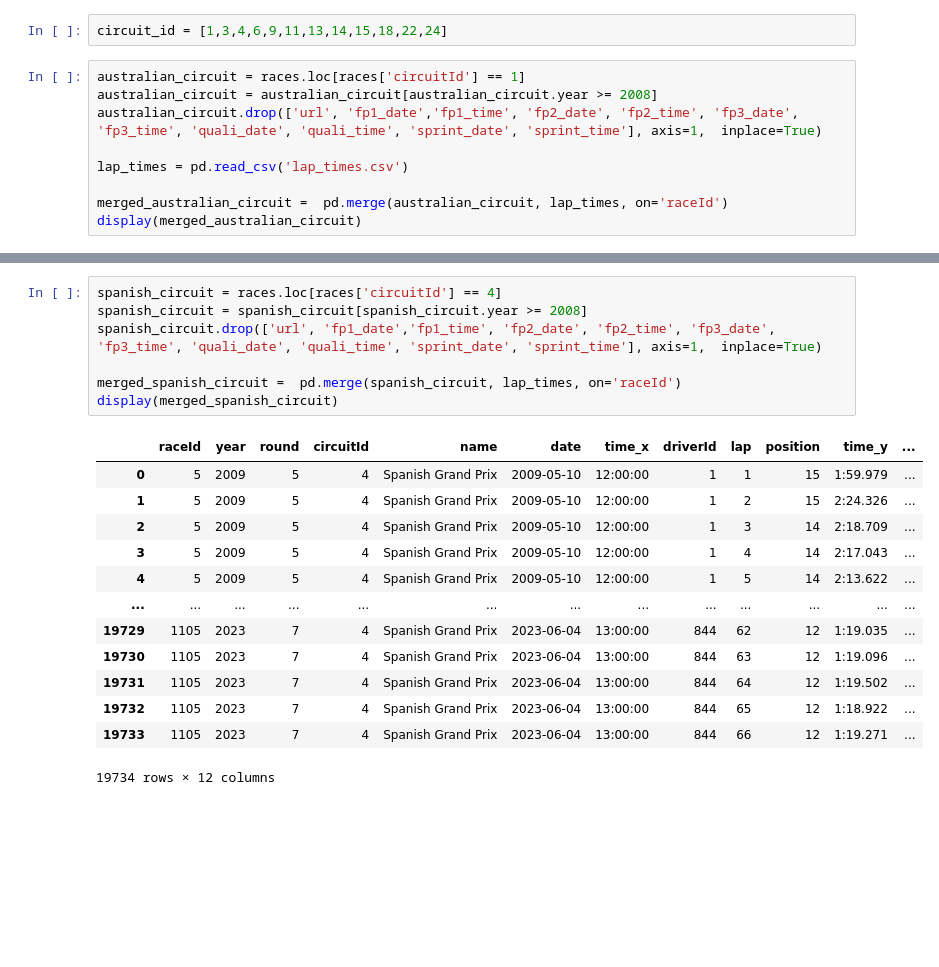
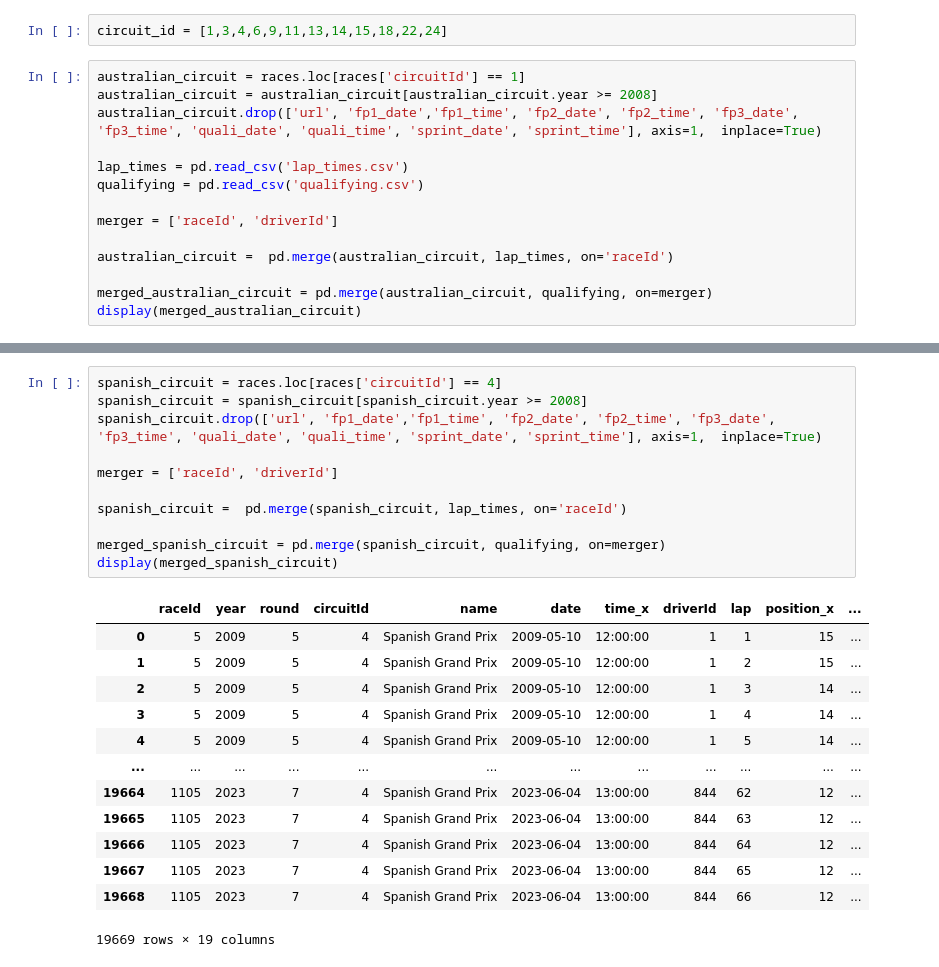
Before and after one commit to n8taylor/cs5830_final_project, a Jupyter notebook: finalProject.ipynb, the cells around one changed output, grey strips where cells are left out. Cells and saved outputs as stored; diff of their text form; blank space fills up the shorter version.

```diff
--- a/finalProject.ipynb
+++ b/finalProject.ipynb
@@ -389,7 +389,12 @@ australian_circuit = australian_circuit[australian_circuit.year >= 2008]
 australian_circuit.drop(['url', 'fp1_date','fp1_time', 'fp2_date', 'fp2_time', 'fp3_date', 'fp3_time', 'quali_date', 'quali_time', 'sprint_date', 'sprint_time'], axis=1,  inplace=True)
 
 lap_times = pd.read_csv('lap_times.csv')
+qualifying = pd.read_csv('qualifying.csv')
 
-merged_australian_circuit =  pd.merge(australian_circuit, lap_times, on='raceId')
+merger = ['raceId', 'driverId']
+
+australian_circuit =  pd.merge(australian_circuit, lap_times, on='raceId')
+
+merged_australian_circuit = pd.merge(australian_circuit, qualifying, on=merger)
 display(merged_australian_circuit)
 # %% [output]
@@ -431,24 +440,28 @@ display(merged_bahrain_circuit)
 # %%
 spanish_circuit = races.loc[races['circuitId'] == 4]
 spanish_circuit = spanish_circuit[spanish_circuit.year >= 2008]
 spanish_circuit.drop(['url', 'fp1_date','fp1_time', 'fp2_date', 'fp2_time', 'fp3_date', 'fp3_time', 'quali_date', 'quali_time', 'sprint_date', 'sprint_time'], axis=1,  inplace=True)
 
-merged_spanish_circuit =  pd.merge(spanish_circuit, lap_times, on='raceId')
+merger = ['raceId', 'driverId']
+
+spanish_circuit =  pd.merge(spanish_circuit, lap_times, on='raceId')
+
+merged_spanish_circuit = pd.merge(spanish_circuit, qualifying, on=merger)
 display(merged_spanish_circuit)
 # %% [output]
-|  | raceId | year | round | circuitId | name | date | time_x | driverId | lap | position | time_y | ... |
-| 0 | 5 | 2009 | 5 | 4 | Spanish Grand Prix | 2009-05-10 | 12:00:00 | 1 | 1 | 15 | 1:59.979 | ... |
-| 1 | 5 | 2009 | 5 | 4 | Spanish Grand Prix | 2009-05-10 | 12:00:00 | 1 | 2 | 15 | 2:24.326 | ... |
-| 2 | 5 | 2009 | 5 | 4 | Spanish Grand Prix | 2009-05-10 | 12:00:00 | 1 | 3 | 14 | 2:18.709 | ... |
-| 3 | 5 | 2009 | 5 | 4 | Spanish Grand Prix | 2009-05-10 | 12:00:00 | 1 | 4 | 14 | 2:17.043 | ... |
-| 4 | 5 | 2009 | 5 | 4 | Spanish Grand Prix | 2009-05-10 | 12:00:00 | 1 | 5 | 14 | 2:13.622 | ... |
-| ... | ... | ... | ... | ... | ... | ... | ... | ... | ... | ... | ... | ... |
-| 19729 | 1105 | 2023 | 7 | 4 | Spanish Grand Prix | 2023-06-04 | 13:00:00 | 844 | 62 | 12 | 1:19.035 | ... |
-| 19730 | 1105 | 2023 | 7 | 4 | Spanish Grand Prix | 2023-06-04 | 13:00:00 | 844 | 63 | 12 | 1:19.096 | ... |
-| 19731 | 1105 | 2023 | 7 | 4 | Spanish Grand Prix | 2023-06-04 | 13:00:00 | 844 | 64 | 12 | 1:19.502 | ... |
-| 19732 | 1105 | 2023 | 7 | 4 | Spanish Grand Prix | 2023-06-04 | 13:00:00 | 844 | 65 | 12 | 1:18.922 | ... |
-| 19733 | 1105 | 2023 | 7 | 4 | Spanish Grand Prix | 2023-06-04 | 13:00:00 | 844 | 66 | 12 | 1:19.271 | ... |
+|  | raceId | year | round | circuitId | name | date | time_x | driverId | lap | position_x | ... |
+| 0 | 5 | 2009 | 5 | 4 | Spanish Grand Prix | 2009-05-10 | 12:00:00 | 1 | 1 | 15 | ... |
+| 1 | 5 | 2009 | 5 | 4 | Spanish Grand Prix | 2009-05-10 | 12:00:00 | 1 | 2 | 15 | ... |
+| 2 | 5 | 2009 | 5 | 4 | Spanish Grand Prix | 2009-05-10 | 12:00:00 | 1 | 3 | 14 | ... |
+| 3 | 5 | 2009 | 5 | 4 | Spanish Grand Prix | 2009-05-10 | 12:00:00 | 1 | 4 | 14 | ... |
+| 4 | 5 | 2009 | 5 | 4 | Spanish Grand Prix | 2009-05-10 | 12:00:00 | 1 | 5 | 14 | ... |
+| ... | ... | ... | ... | ... | ... | ... | ... | ... | ... | ... | ... |
+| 19664 | 1105 | 2023 | 7 | 4 | Spanish Grand Prix | 2023-06-04 | 13:00:00 | 844 | 62 | 12 | ... |
+| 19665 | 1105 | 2023 | 7 | 4 | Spanish Grand Prix | 2023-06-04 | 13:00:00 | 844 | 63 | 12 | ... |
+| 19666 | 1105 | 2023 | 7 | 4 | Spanish Grand Prix | 2023-06-04 | 13:00:00 | 844 | 64 | 12 | ... |
+| 19667 | 1105 | 2023 | 7 | 4 | Spanish Grand Prix | 2023-06-04 | 13:00:00 | 844 | 65 | 12 | ... |
+| 19668 | 1105 | 2023 | 7 | 4 | Spanish Grand Prix | 2023-06-04 | 13:00:00 | 844 | 66 | 12 | ... |
-19734 rows × 12 columns
+19669 rows × 19 columns
 # %%
 monaco_circuit = races.loc[races['circuitId'] == 6]
 monaco_circuit = monaco_circuit[monaco_circuit.year >= 2008]
```
Also changed, not shown: parts of 11 cells of this notebook.
